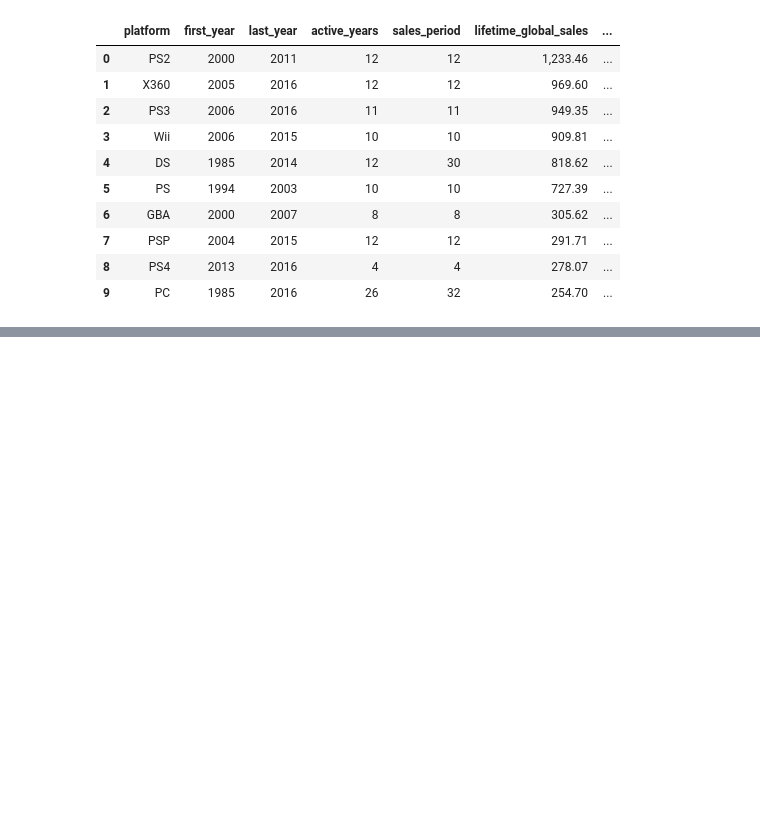
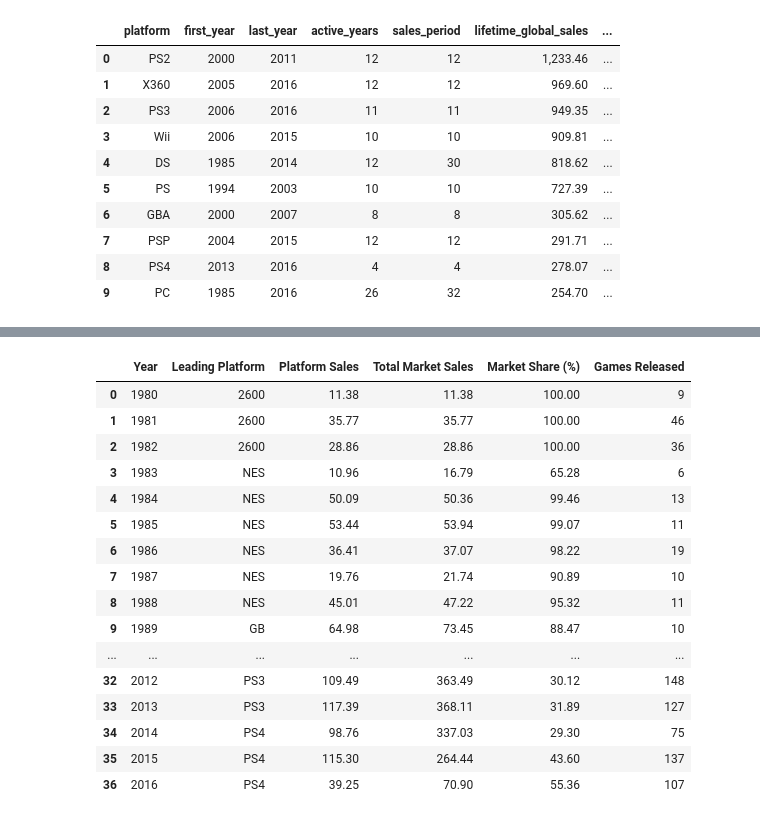
Before and after one commit to tylernsocial/data-analysis-on-the-videogame-industry, a Jupyter notebook: notebooks/research_questions_and_modeling/05_platform_dominance_over_time.ipynb, the cells around one changed output, grey strips where cells are left out. Cells and saved outputs as stored; diff of their text form; code cells hidden in the pictures; blank space fills up the shorter version.

```diff
--- a/notebooks/research_questions_and_modeling/05_platform_dominance_over_time.ipynb
+++ b/notebooks/research_questions_and_modeling/05_platform_dominance_over_time.ipynb
@@ -258,0 +483,43 @@ platform_summary.head(10)
+# %%
+yearly_leaders_table = (
+    yearly_platform_leaders[
+        [
+            "year",
+            "platform",
+            "global_sales",
+            "yearly_global_sales",
+            "market_share_pct",
+            "game_count"
+        ]
+    ]
+    .rename(
+        columns={
+            "year": "Year",
+            "platform": "Leading Platform",
+            "global_sales": "Platform Sales",
+            "yearly_global_sales": "Total Market Sales",
+            "market_share_pct": "Market Share (%)",
+            "game_count": "Games Released"
+        }
+    )
+)
+
+yearly_leaders_table
+# %% [output]
+|  | Year | Leading Platform | Platform Sales | Total Market Sales | Market Share (%) | Games Released |
+| 0 | 1980 | 2600 | 11.38 | 11.38 | 100.00 | 9 |
+| 1 | 1981 | 2600 | 35.77 | 35.77 | 100.00 | 46 |
+| 2 | 1982 | 2600 | 28.86 | 28.86 | 100.00 | 36 |
+| 3 | 1983 | NES | 10.96 | 16.79 | 65.28 | 6 |
+| 4 | 1984 | NES | 50.09 | 50.36 | 99.46 | 13 |
+| 5 | 1985 | NES | 53.44 | 53.94 | 99.07 | 11 |
+| 6 | 1986 | NES | 36.41 | 37.07 | 98.22 | 19 |
+| 7 | 1987 | NES | 19.76 | 21.74 | 90.89 | 10 |
+| 8 | 1988 | NES | 45.01 | 47.22 | 95.32 | 11 |
+| 9 | 1989 | GB | 64.98 | 73.45 | 88.47 | 10 |
+| ... | ... | ... | ... | ... | ... | ... |
+| 32 | 2012 | PS3 | 109.49 | 363.49 | 30.12 | 148 |
+| 33 | 2013 | PS3 | 117.39 | 368.11 | 31.89 | 127 |
+| 34 | 2014 | PS4 | 98.76 | 337.03 | 29.30 | 75 |
+| 35 | 2015 | PS4 | 115.30 | 264.44 | 43.60 | 137 |
+| 36 | 2016 | PS4 | 39.25 | 70.90 | 55.36 | 107 |
```
Also changed, not shown: parts of 11 cells of this notebook.
